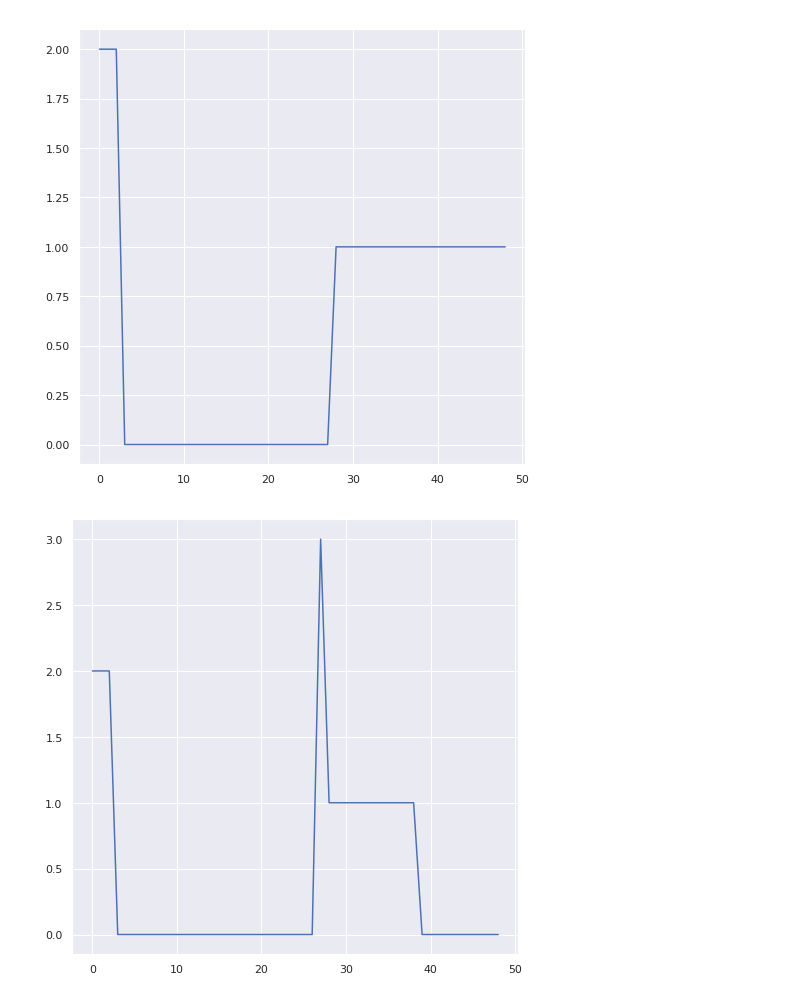
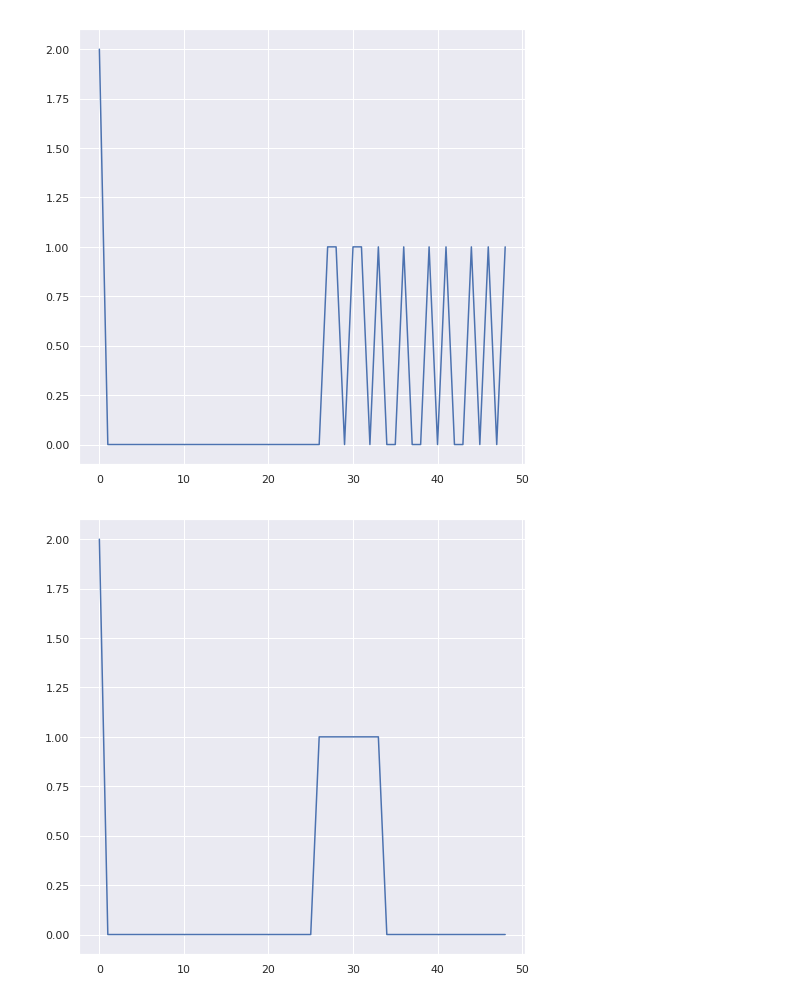
Before and after one commit to sharma-arjun/DirectedInfo-GAIL, a Jupyter notebook: IL/plots/plot_fetch_vae.ipynb, the cells around one changed output. Drawn from its saved outputs; the diff is of its cells as text; code cells hidden in the pictures.

Commit message:
Add results to train vae for Fetch manipulation with no history.

```diff
--- a/IL/plots/plot_fetch_vae.ipynb
+++ b/IL/plots/plot_fetch_vae.ipynb
@@ -48,33 +45,39 @@ traj_data_path = '../results/hopper/discrete_vae/batch_64_context_4_no_time/resu
 
 traj_data_path = '../results/fetch_pick_and_place/discrete_vae/batch_64_context_2_no_time_cos_similarity_0.0_decay_33e-4_try_2/results_500.pkl'
 traj_data_path = '../results/fetch_pick_and_place/state_with_obs_goal_500/discrete_vae/batch_128_context_2_no_time_cos_similarity_0.0_init_5_decay_5e-4_try_1/results_2000.pkl'
+
+# Training with no history
+traj_data_path = '../results/fetch_pick_and_place/state_with_obs_goal_500/discrete_vae/hist_1_batch_256_context_2_no_time_cos_similarity_0.0_init_5_decay_5e-4/results_2000.pkl'
+
+# with 3 context
+traj_data_path = '../results/fetch_pick_and_place/state_with_obs_goal_500/discrete_vae/hist_1_batch_256_context_2_no_time_cos_similarity_0.0_init_5_decay_5e-4/results_500.pkl'
 
 traj_data = pickle.load(open(traj_data_path, 'rb'))
 traj_other_data = None
 
 def visualize_pred_context(pred_context, pred_context_other=None, save_path=None):
     context_values = np.argmax(pred_context, axis=1)
     fig = plt.figure(figsize=(8,8))
     ax = fig.add_subplot(1, 1, 1)
     ax.plot(context_values)
     if pred_context_other is not None:
         ax.plot(np.argmax(pred_context_other, axis=1),
                 color='red', marker='o', linestyle='dashed',
                 linewidth=2, markersize=1)
 
     if save_path is not None:
         plt.savefig(save_path, bbox_inches='tight')
     plt.show()
 
 save_path = '../mujoco_results/fetch_pick_and_place'
 for i in range(len(traj_data['pred_context'])):
     pred_context = traj_data['pred_context'][i].copy()
     pred_context = np.reshape(pred_context, (pred_context.shape[0], -1))
     if traj_other_data is not None:
         pred_context_other = traj_other_data['pred_context'][i].copy()
         pred_context_other = np.reshape(pred_context_other, (pred_context_other.shape[0], -1))
     path_i = os.path.join(save_path, 'result_{}.pdf'.format(i))
     visualize_pred_context(pred_context, pred_context_other=None, save_path=None)
 # %% [output]
-[figure, old version]
+[figure, new version]
-[figure, old version]
+[figure, new version]
```
Also changed, not shown: parts of 2 cells of this notebook, 1 other file.
